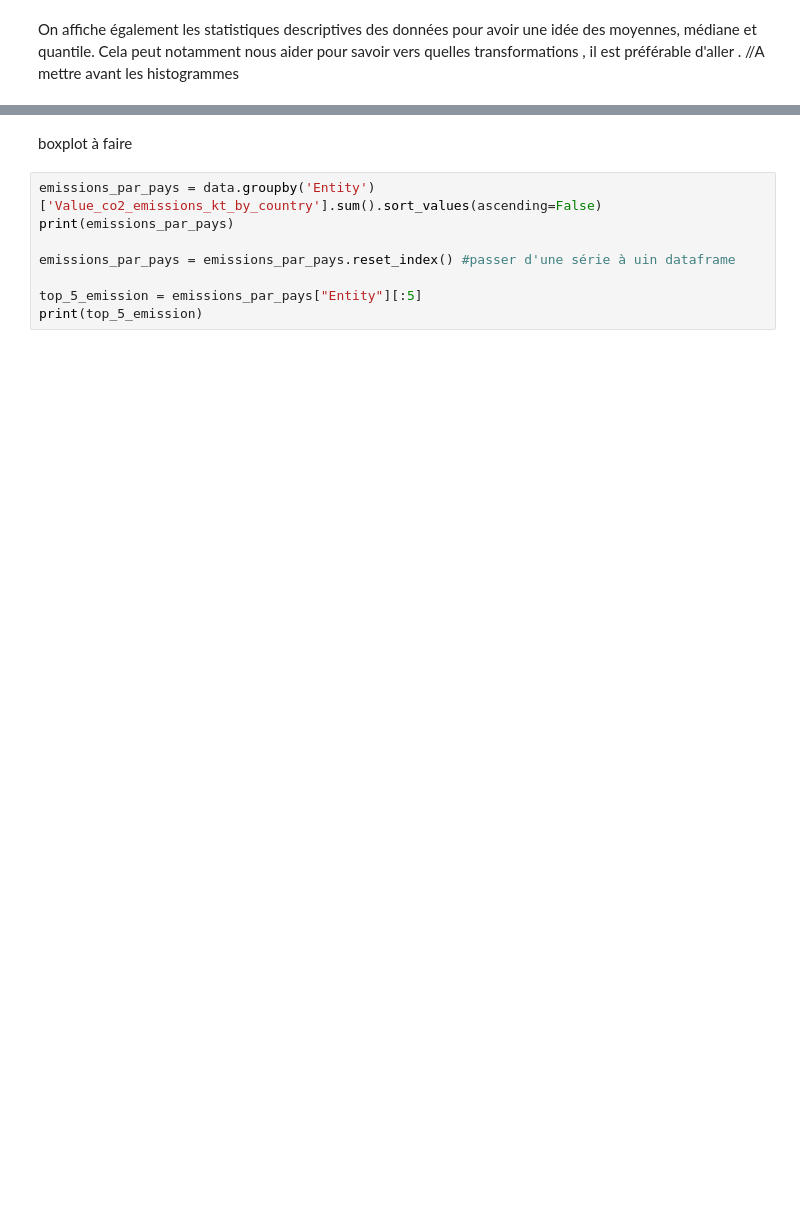
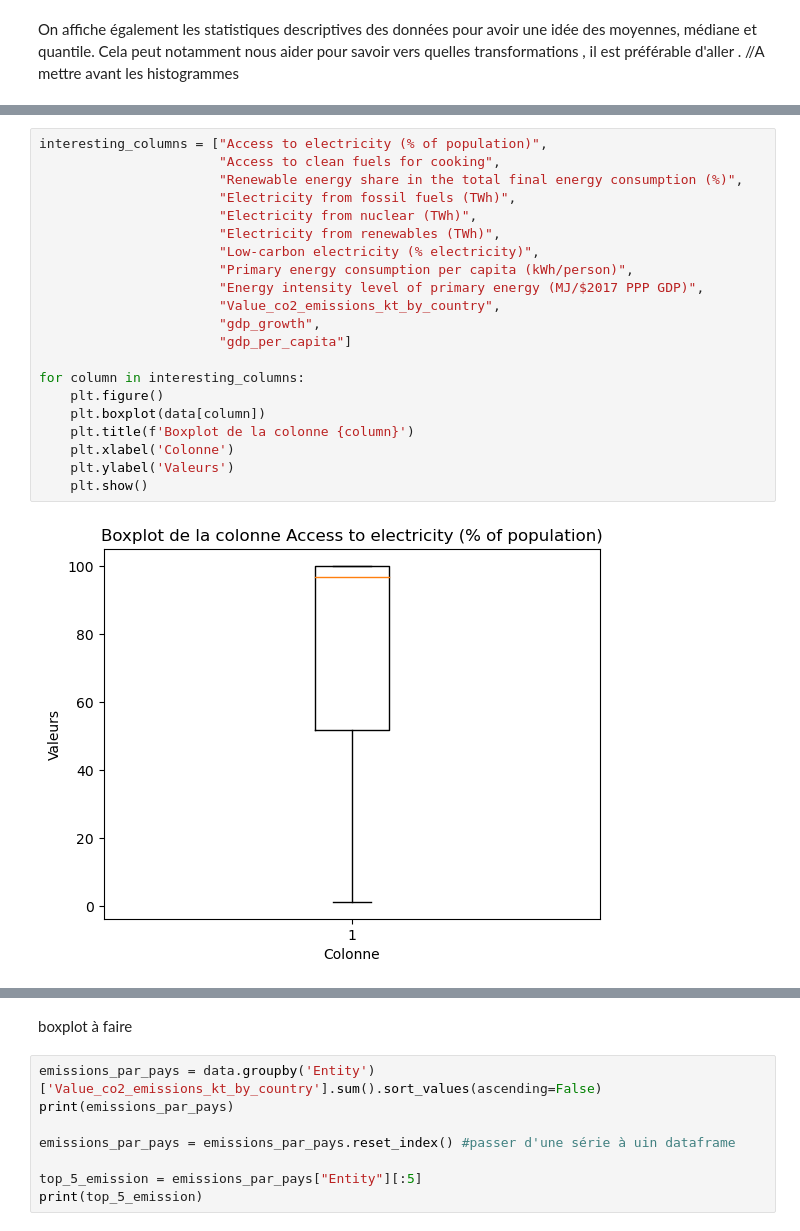
Before and after one commit to julien-richaume/projet_machine_learning, a Jupyter notebook: Projet-ML-Python.ipynb, the cells around one changed output, grey strips where cells are left out. Drawn from its saved outputs; the diff is of its cells as text; blank space fills up the shorter version.

```diff
--- a/Projet-ML-Python.ipynb
+++ b/Projet-ML-Python.ipynb
@@ -217 +217,24 @@ data.describe()
 | max | 100.000000 | 100.000000 | 96.040000 | 5098.220000 | ... |
+# %%
+interesting_columns = ["Access to electricity (% of population)",
+                       "Access to clean fuels for cooking",
+                       "Renewable energy share in the total final energy consumption (%)",
+                       "Electricity from fossil fuels (TWh)",
+                       "Electricity from nuclear (TWh)",
+                       "Electricity from renewables (TWh)",
+                       "Low-carbon electricity (% electricity)",
+                       "Primary energy consumption per capita (kWh/person)",
+                       "Energy intensity level of primary energy (MJ/$2017 PPP GDP)",
+                       "Value_co2_emissions_kt_by_country",
+                       "gdp_growth",
+                       "gdp_per_capita"]
+
+for column in interesting_columns:
+    plt.figure()
+    plt.boxplot(data[column])
+    plt.title(f'Boxplot de la colonne {column}')
+    plt.xlabel('Colonne')
+    plt.ylabel('Valeurs')
+    plt.show()
+# %% [output]
+[figure, added]
```
Also changed, not shown: parts of 10 cells of this notebook.
